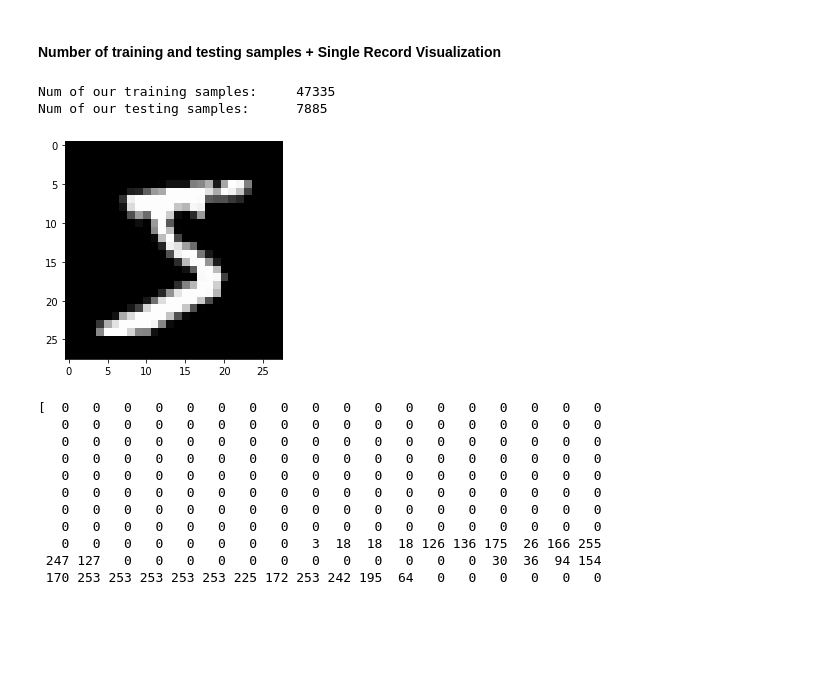
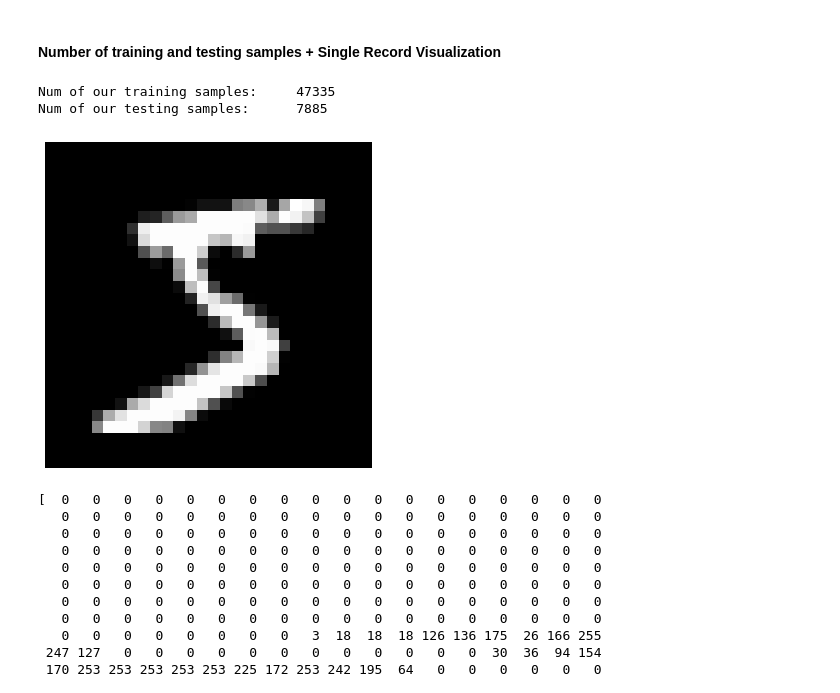
Before and after one commit to sekcja-memow/logistics-regression, a Jupyter notebook: src/prime_numbers.ipynb, the cells around one changed output. Cells and saved outputs as stored; diff of their text form; code cells hidden in the pictures; blank space fills up the shorter version.

```diff
--- a/src/prime_numbers.ipynb
+++ b/src/prime_numbers.ipynb
@@ -156,14 +152,17 @@ Data loading finished!
 # %%
 print("Num of our training samples: \t", X_train_raw.shape[0])
 print("Num of our testing samples: \t", X_test.shape[0])
 
 number = np.reshape(X_train_raw[0], (28,28))
+
+plt.figure(figsize=(6, 6))
 plt.imshow(number, cmap='gray')
+plt.axis('off')
 plt.show()
 # %% [output]
 Num of our training samples:     47335
 Num of our testing samples:      7885
-[figure, old version]
+[figure, new version]
 # %%
 print(X_train_raw[0])
 # %% [output]
```
Also changed, not shown: parts of 9 cells of this notebook, 9 other files.
